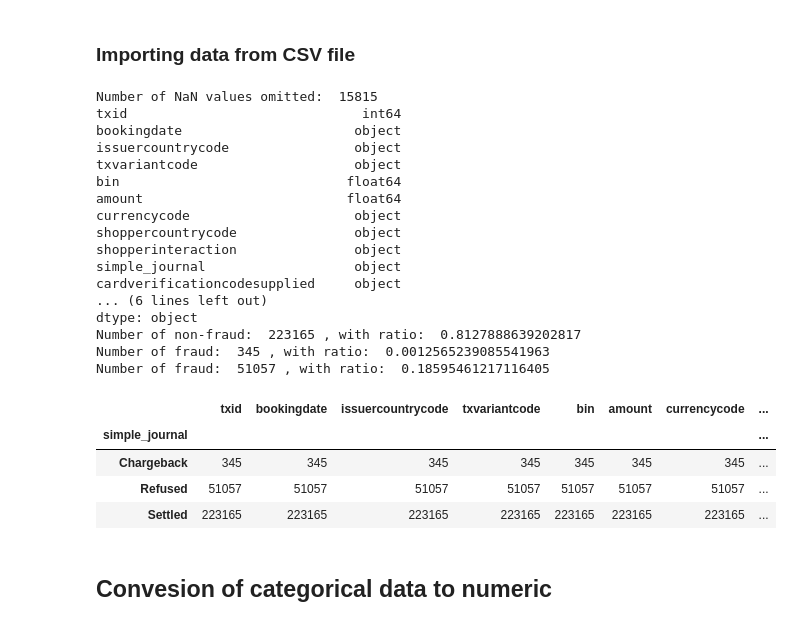
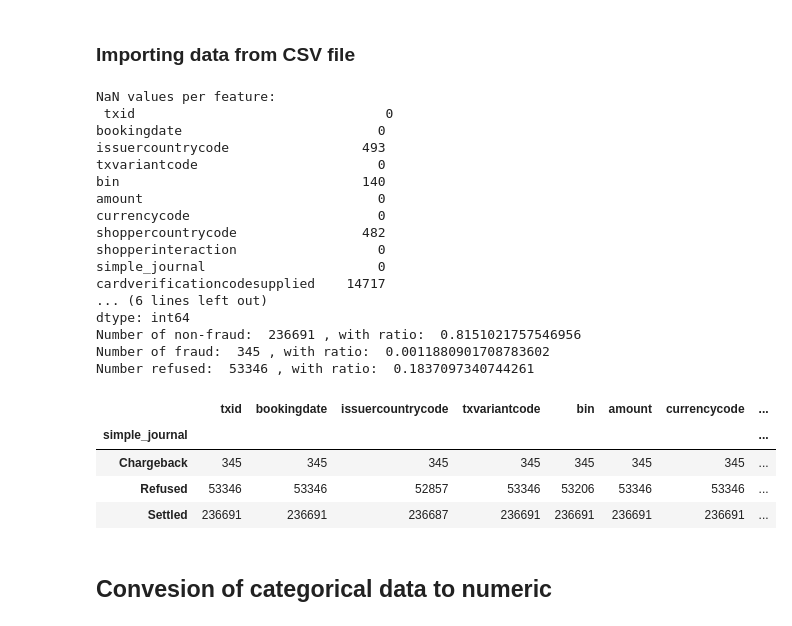
Before and after one commit to giannislelekas/CS4035, a Jupyter notebook: lab1/Lab1.ipynb, the cells around one changed output. Cells and saved outputs as stored; diff of their text form; code cells hidden in the pictures.

```diff
--- a/lab1/Lab1.ipynb
+++ b/lab1/Lab1.ipynb
@@ -7,47 +7,51 @@
 # %%
 import pandas as pd
 from matplotlib import pyplot as plt
 import numpy as np
 
 data = pd.read_csv('./data_for_student_case.csv', sep = ',')
 orig_shape = data.shape
-data = data.dropna()
+nas = data.isna()
 
-print("Number of NaN values omitted: ", orig_shape[0] - data.shape[0])
+print("NaN values per feature: \n", np.sum(nas, 0))
+
+# data = data.dropna()
+
+# print("Number of NaN values omitted: ", orig_shape[0] - data.shape[0])
 
 data.head()
 data.shape
-print(data.dtypes)
+# print(data.dtypes)
 
 labels = data['simple_journal']
 print("Number of non-fraud: ", np.sum(labels == 'Settled'), ", with ratio: ", np.sum(labels == 'Settled')/len(labels))
 print("Number of fraud: ", np.sum(labels == 'Chargeback'), ", with ratio: ", np.sum(labels == 'Chargeback')/len(labels))
-print("Number of fraud: ", np.sum(labels == 'Refused'), ", with ratio: ", np.sum(labels == 'Refused')/len(labels))
+print("Number refused: ", np.sum(labels == 'Refused'), ", with ratio: ", np.sum(labels == 'Refused')/len(labels))
 
 data.groupby(by = 'simple_journal').count()
 # %% [output]
-Number of NaN values omitted:  15815
-txid                              int64
-bookingdate                      object
-issuercountrycode                object
-txvariantcode                    object
-bin                             float64
-amount                          float64
-currencycode                     object
-shoppercountrycode               object
-shopperinteraction               object
-simple_journal                   object
-cardverificationcodesupplied     object
+NaN values per feature:
+ txid                                0
+bookingdate                         0
+issuercountrycode                 493
+txvariantcode                       0
+bin                               140
+amount                              0
+currencycode                        0
+shoppercountrycode                482
+shopperinteraction                  0
+simple_journal                      0
+cardverificationcodesupplied    14717
 ... (6 lines left out)
-dtype: object
-Number of non-fraud:  223165 , with ratio:  0.8127888639202817
-Number of fraud:  345 , with ratio:  0.0012565239085541963
-Number of fraud:  51057 , with ratio:  0.18595461217116405
+dtype: int64
+Number of non-fraud:  236691 , with ratio:  0.8151021757546956
+Number of fraud:  345 , with ratio:  0.0011880901708783602
+Number refused:  53346 , with ratio:  0.1837097340744261
 |  | txid | bookingdate | issuercountrycode | txvariantcode | bin | amount | currencycode | ... |
 | simple_journal |  |  |  |  |  |  |  | ... |
 | Chargeback | 345 | 345 | 345 | 345 | 345 | 345 | 345 | ... |
-| Refused | 51057 | 51057 | 51057 | 51057 | 51057 | 51057 | 51057 | ... |
-| Settled | 223165 | 223165 | 223165 | 223165 | 223165 | 223165 | 223165 | ... |
+| Refused | 53346 | 53346 | 52857 | 53346 | 53206 | 53346 | 53346 | ... |
+| Settled | 236691 | 236691 | 236687 | 236691 | 236691 | 236691 | 236691 | ... |
 # %% [markdown]
 ## Convesion of categorical data to numeric
 # %%
```
Also changed, not shown: parts of 6 cells of this notebook.
